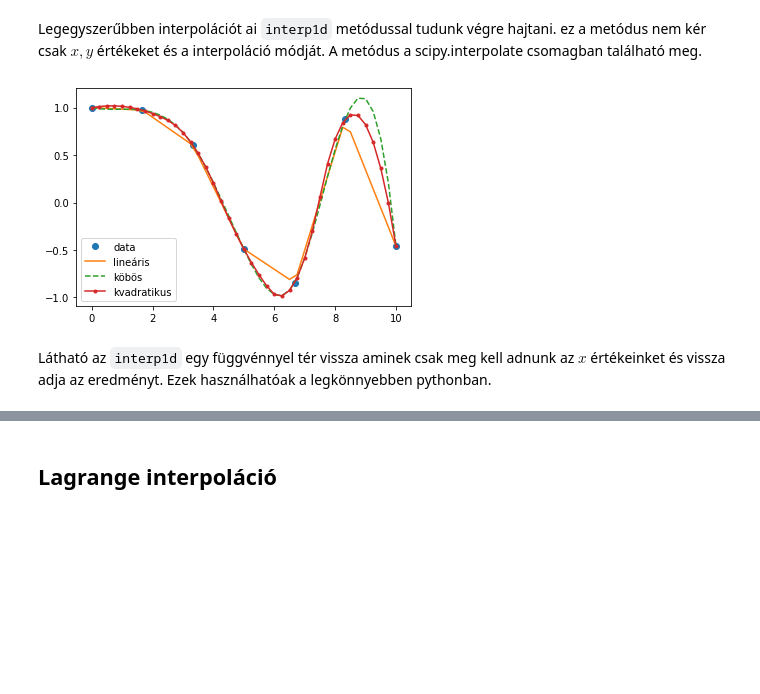
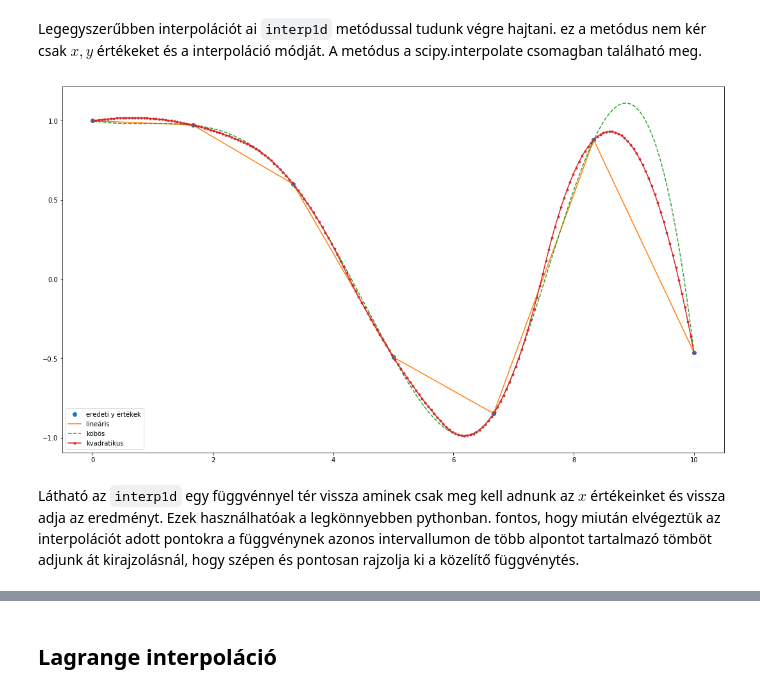
Before and after one commit to gyulaimark97/Szakdolgozat, a Jupyter notebook: dolgozat/Interpolations.ipynb, the cells around one changed output, grey strips where cells are left out. Saved outputs shown, nothing was run; the diff lists cells and outputs as text; code cells hidden in the pictures; blank space fills up the shorter version.

Commit message:
Adding hermite interpolations to interpolations notebook
Some changes in the matplotlib notebook (adding some notes about figures and making bigger figures)

```diff
--- a/dolgozat/Interpolations.ipynb
+++ b/dolgozat/Interpolations.ipynb
@@ -10,18 +10,21 @@ Legegyszerűbben interpolációt ai `interp1d` metódussal tudunk végre hajtani
 # %%
 from scipy.interpolate import interp1d
 import matplotlib.pyplot as plt
+from matplotlib.pyplot import figure
+
 
 x = np.linspace(0, 10, num=7, endpoint=True)
 y = np.cos(-x**2/12)
 f = interp1d(x, y)
 f2 = interp1d(x, y, kind='cubic')
 f3 = interp1d(x, y, kind='quadratic')
-xnew = np.linspace(0, 10, num=41, endpoint=True)
+xnew = np.linspace(0, 10, num=200, endpoint=True)
 
+plt.figure(figsize=(18.5, 10.5))
 plt.plot(x, y, 'o', xnew, f(xnew), '-', xnew, f2(xnew), '--', xnew, f3(xnew), '.-')
-plt.legend(['data', 'lineáris', 'köbös', 'kvadratikus'], loc='best')
+plt.legend(['eredeti y értékek', 'lineáris', 'köbös', 'kvadratikus'], loc='best')
 plt.show()
 # %% [output]
-[figure, old version]
+[figure, new version]
 # %% [markdown]
-Látható az `interp1d` egy függvénnyel tér vissza aminek csak meg kell adnunk az $x$ értékeinket és vissza adja az eredményt. Ezek használhatóak a legkönnyebben pythonban.
+Látható az `interp1d` egy függvénnyel tér vissza aminek csak meg kell adnunk az $x$ értékeinket és vissza adja az eredményt. Ezek használhatóak a legkönnyebben pythonban. fontos, hogy miután elvégeztük az interpolációt adott pontokra a függvénynek azonos intervallumon de több alpontot tartalmazó tömböt adjunk át kirajzolásnál, hogy szépen és pontosan rajzolja ki a közelítő függvénytés.
```
Also changed, not shown: parts of 8 cells of this notebook, 1 other file.
